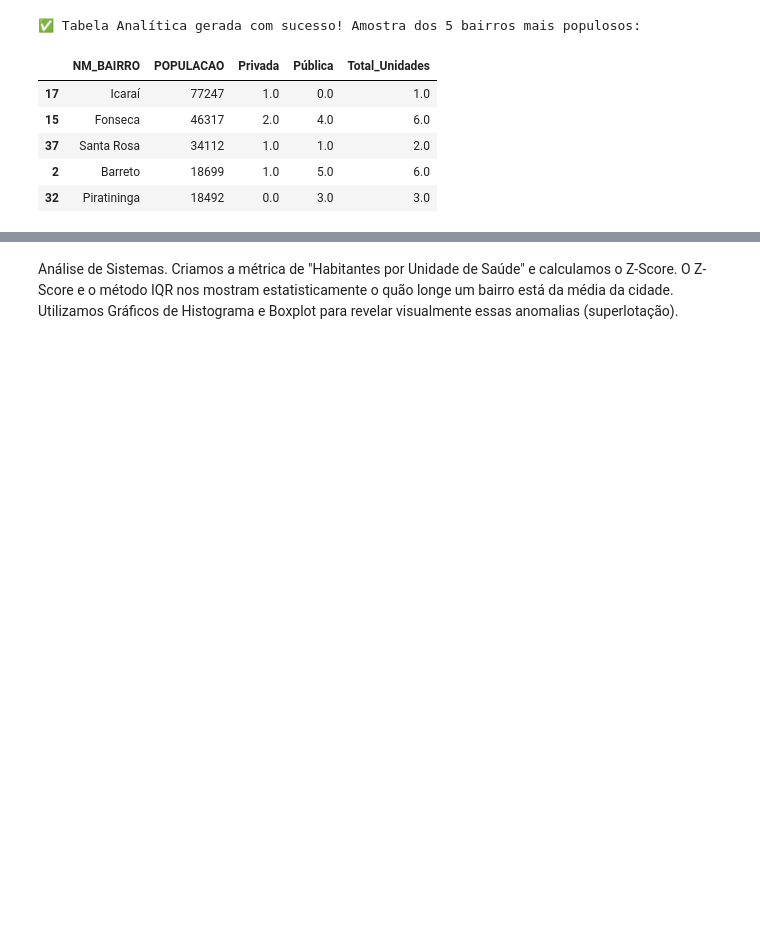
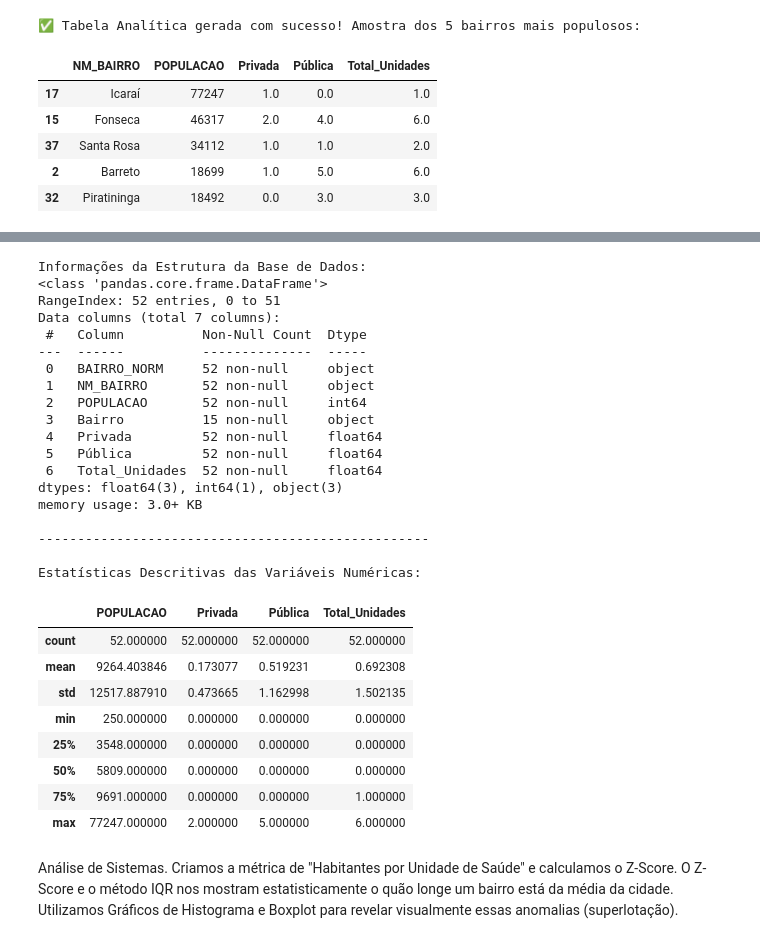
Before and after one commit to maurocollin/bigdata-saude-niteroi, a Jupyter notebook: TRAB_PRONTO.ipynb, the cells around one changed output, grey strips where cells are left out. Cells and saved outputs as stored; diff of their text form; code cells hidden in the pictures; blank space fills up the shorter version.

```diff
--- a/TRAB_PRONTO.ipynb
+++ b/TRAB_PRONTO.ipynb
@@ -16,7 +16,6 @@ Nesta primeira etapa centralizamos todas as bibliotecas necessárias e importamo
 # ==============================================================================
 # Instalação de bibliotecas extras necessárias para os mapas
 !pip install geobr folium pyproj -q
-
 import pandas as pd
 import numpy as np
 import unicodedata
@@ -44,6 +43,28 @@ df_poli = pd.read_csv(f'{url_base}Policlinicas.csv', encoding='utf-8')
 df_leitos = pd.read_csv(f'{url_base}CNES_Leitos_Niteroi.csv', encoding='utf-8')
 
 print("✅ Bases carregadas com sucesso!")
+
+# ==============================================================================
+# DIAGNÓSTICO DE ESTRUTURA
+# ==============================================================================
+print("\n--- ESTRUTURA DAS BASES DE DADOS ---")
+
+# Incluindo todas as bases carregadas para o diagnóstico completo
+bases = {
+    "População (IBGE)": df_pop,
+    "UBS": df_ubs,
+    "Hospitais": df_hosp,
+    "Policlínicas": df_poli,
+    "Leitos Hospitalares": df_leitos  # Adicionado agora
+}
+
+for nome, df in bases.items():
+    print(f"\n📊 Base: {nome}")
+    print(f"• Linhas: {df.shape[0]}")
+    print(f"• Colunas: {df.shape[1]}")
+    print("• Tipos de Variáveis:")
+    print(df.dtypes)
+    print("-" * 30)
 # %% [output]
 Iniciando a extração dos dados do GitHub...
 ✅ Bases carregadas com sucesso!
@@ -133,3 +173,44 @@ display(df_final.sort_values(by='POPULACAO', ascending=False).head()[['NM_BAIRRO
+# %%
+# --- ANÁLISE DESCRITIVA DA BASE DE DADOS ---
+
+print("Informações da Estrutura da Base de Dados:")
+# O .info() mostra o número de linhas, colunas, valores não nulos e o tipo de dado de cada variável
+df_final.info()
+
+print("\n--------------------------------------------------\n")
+
+print("Estatísticas Descritivas das Variáveis Numéricas:")
+# O .describe() calcula a média, desvio padrão, mínimo, máximo e quartis
+display(df_final.describe())
+# %% [output]
+Informações da Estrutura da Base de Dados:
+<class 'pandas.core.frame.DataFrame'>
+RangeIndex: 52 entries, 0 to 51
+Data columns (total 7 columns):
+ #   Column          Non-Null Count  Dtype
+---  ------          --------------  -----
+ 0   BAIRRO_NORM     52 non-null     object
+ 1   NM_BAIRRO       52 non-null     object
+ 2   POPULACAO       52 non-null     int64
+ 3   Bairro          15 non-null     object
+ 4   Privada         52 non-null     float64
+ 5   Pública         52 non-null     float64
+ 6   Total_Unidades  52 non-null     float64
+dtypes: float64(3), int64(1), object(3)
+memory usage: 3.0+ KB
+
+--------------------------------------------------
+
+Estatísticas Descritivas das Variáveis Numéricas:
+|  | POPULACAO | Privada | Pública | Total_Unidades |
+| count | 52.000000 | 52.000000 | 52.000000 | 52.000000 |
+| mean | 9264.403846 | 0.173077 | 0.519231 | 0.692308 |
+| std | 12517.887910 | 0.473665 | 1.162998 | 1.502135 |
+| min | 250.000000 | 0.000000 | 0.000000 | 0.000000 |
+| 25% | 3548.000000 | 0.000000 | 0.000000 | 0.000000 |
+| 50% | 5809.000000 | 0.000000 | 0.000000 | 0.000000 |
+| 75% | 9691.000000 | 0.000000 | 0.000000 | 1.000000 |
+| max | 77247.000000 | 2.000000 | 5.000000 | 6.000000 |
 # %% [markdown]
 Análise de Sistemas. Criamos a métrica de "Habitantes por Unidade de Saúde" e calculamos o Z-Score. O Z-Score e o método IQR nos mostram estatisticamente o quão longe um bairro está da média da cidade. Utilizamos Gráficos de Histograma e Boxplot para revelar visualmente essas anomalias (superlotação).
 # %%
```
Also changed, not shown: parts of 4 cells of this notebook.
